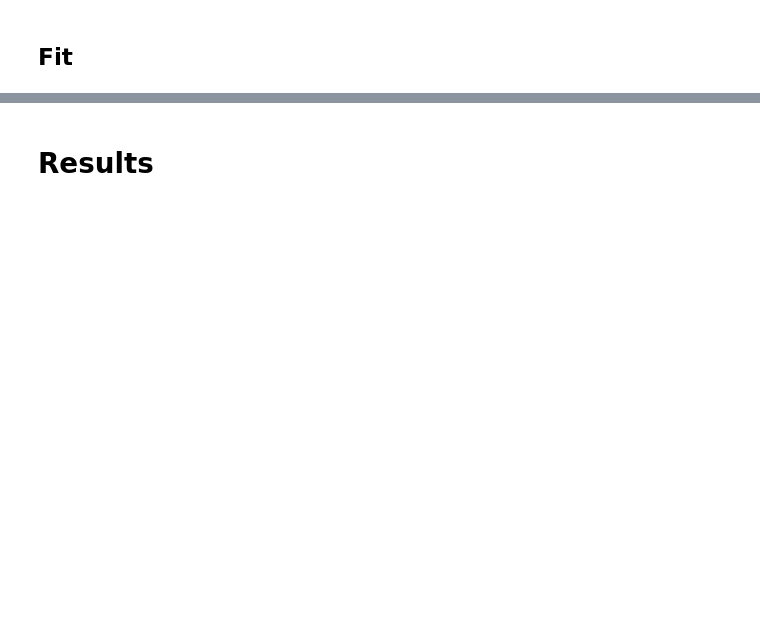
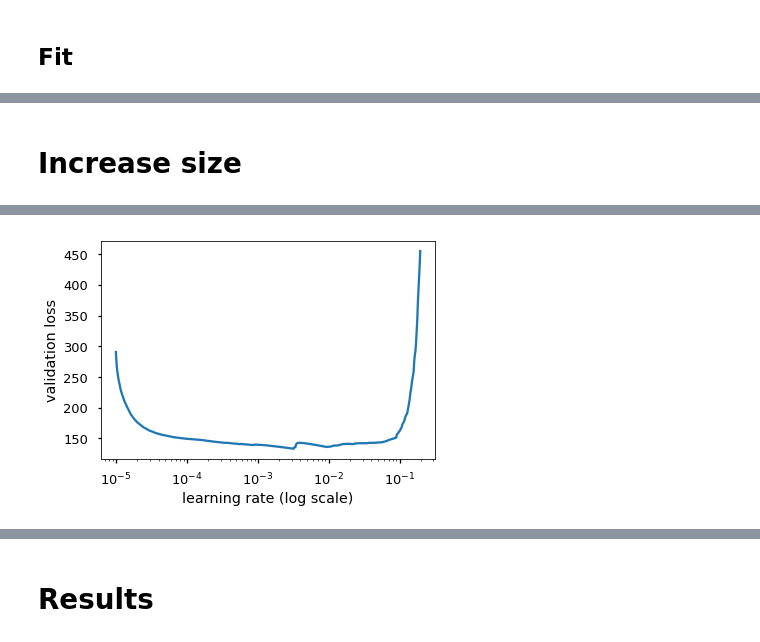
Before and after one commit to ahs8w/fastai, a Jupyter notebook: projects/OCR-Transformer.ipynb, the cells around one changed output, grey strips where cells are left out. Cells and saved outputs as stored; diff of their text form; code cells hidden in the pictures; blank space fills up the shorter version.

```diff
--- a/projects/OCR-Transformer.ipynb
+++ b/projects/OCR-Transformer.ipynb
@@ -533,10 +432,10 @@ class ResnetBase(nn.Module):
         x = self.base(img).flatten(2,3).transpose(2,1)
         return self.linear(x) * math.sqrt(x.size(-1))        # bs,area,d_model
 # %%
-def make_custom_model(vocab, d_model=512, N=2, h=1, dropout=0.1):
+def make_custom_model(vocab, d_model=512, N=2, h=1, dropout=0.3):
     c = copy.deepcopy
     attn = MultiHeadedAttention(h, d_model)
-#     attn = SingleHeadedAttention(d_model)    # CHANGE
+#     attn = SingleHeadedAttention(d_model)
     ff = PositionwiseFeedForward(d_model, dropout)
     position = PositionalEncoding(d_model, dropout)
     model = EncoderDecoder(
@@ -725,4 +625,6 @@ epoch      trn_loss   val_loss   char_error_rate
 # %%
 learn.save('tfmr_experiment')
 # %%
-learn.load('tfmr')
+learn.load('tfmr_experiment')
+# %% [markdown]
+# Increase size
@@ -728,0 +635,4 @@ learn.load('tfmr')
+# %%
+learn.lr_find(stepper=TfmrStepper)
+learn.sched.plot(n_skip=0, n_skip_end=2)
+# %% [output]
@@ -728,0 +640 @@ learn.load('tfmr')
+[figure, added]
```
Also changed, not shown: parts of 45 cells of this notebook.
